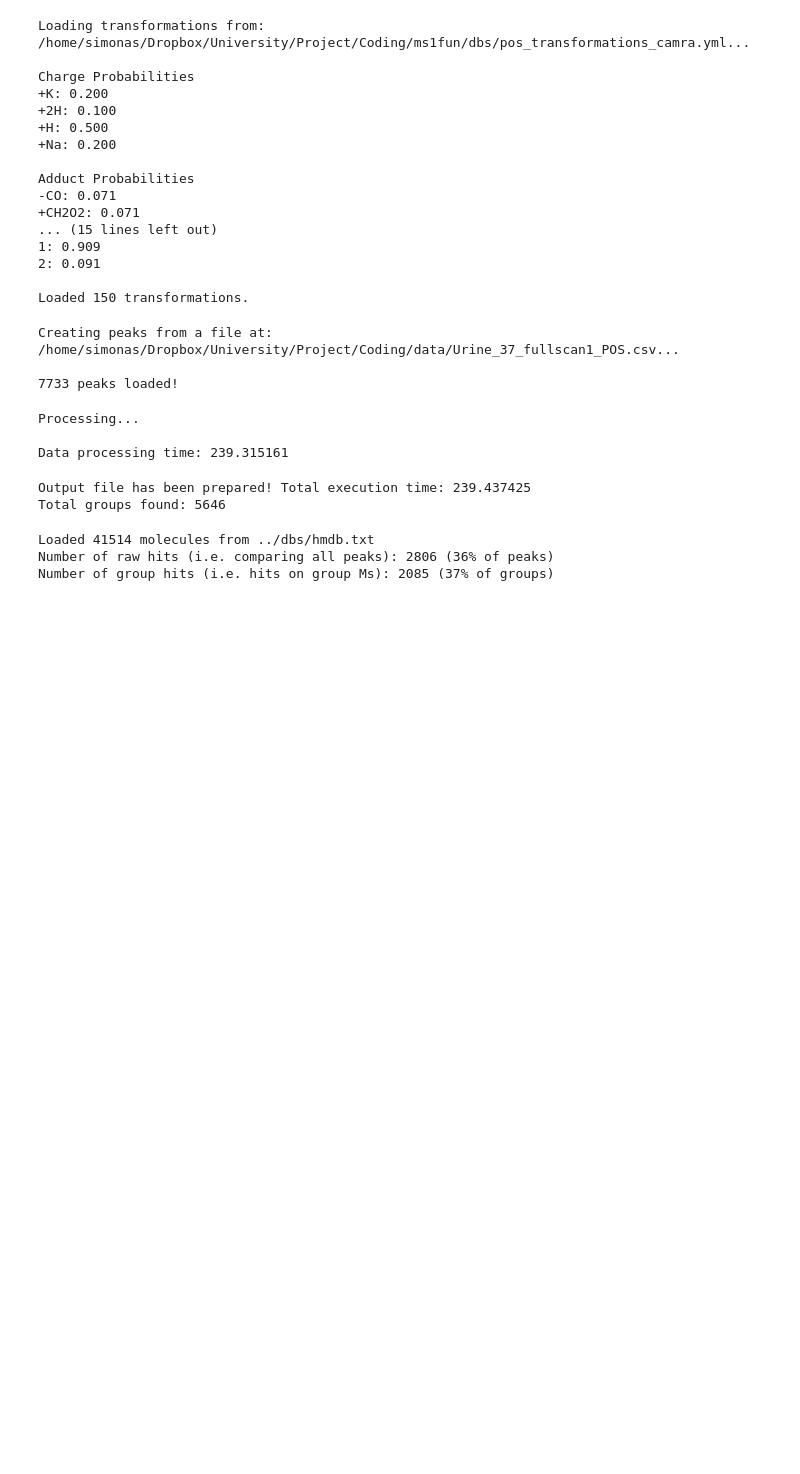
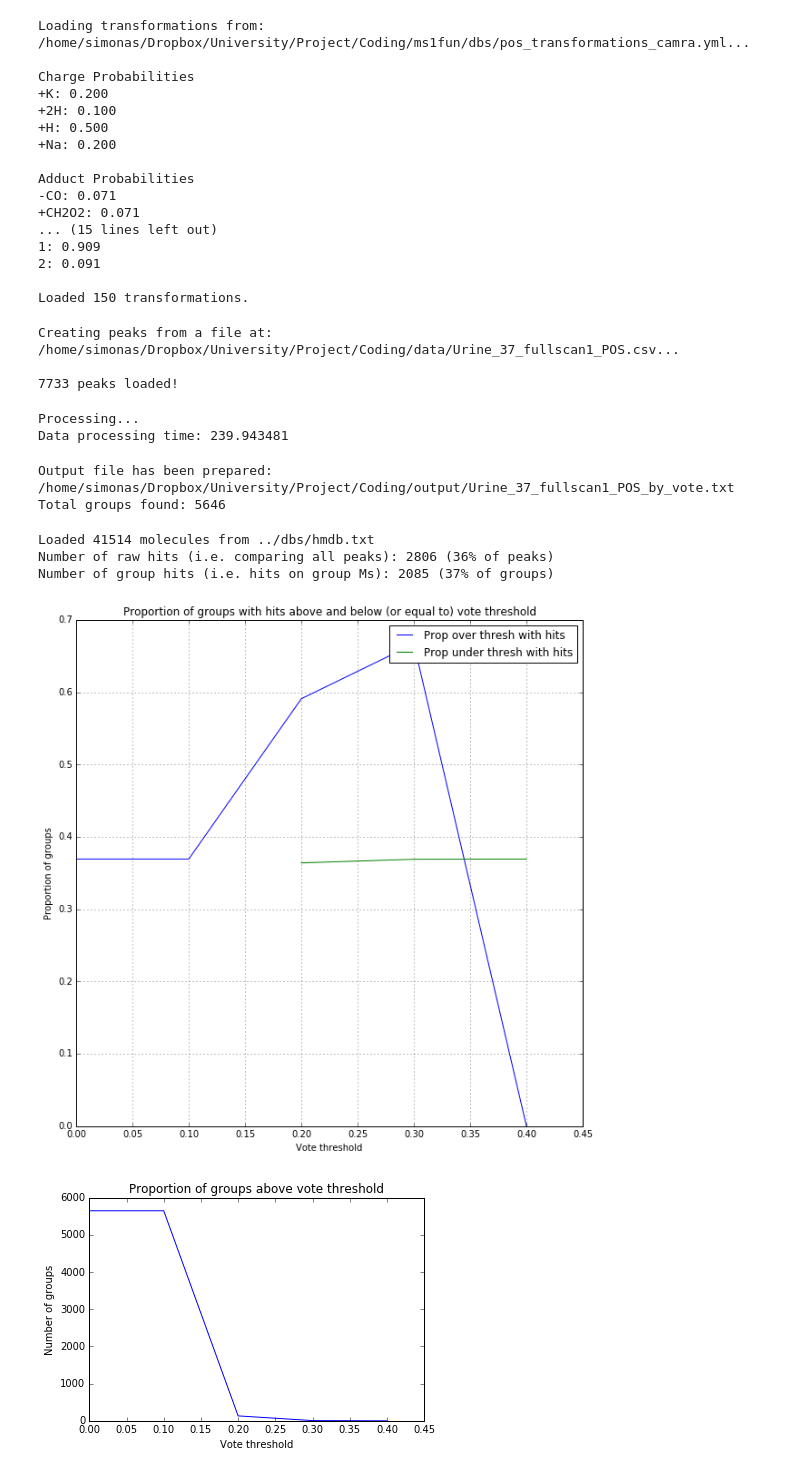
Before and after one commit to sdrogers/ms1fun, a Jupyter notebook: sv_algorithm/sv_main.ipynb, the cells around one changed output. Drawn from its saved outputs; the diff is of its cells as text; code cells hidden in the pictures; blank space fills up the shorter version.

```diff
--- a/sv_algorithm/sv_main.ipynb
+++ b/sv_algorithm/sv_main.ipynb
@@ -1,14 +1,24 @@
 # %%
+%matplotlib inline
+
+import matplotlib
+import numpy as np
+import matplotlib.pyplot as plt
+
 import sys, os, time
-from sv_algorithm import Algorithm
-sys.path.insert(0, os.path.normpath(os.getcwd() + os.sep + os.pardir) + '/code/')
+from sv_algorithm import IntensityClustering
+# import cProfile, pstats, StringIO
+sys.path.insert(0, '../code/')
 import transformation
 from helper_functions import hmdb_analysis
 
+# Profiling stuff
+# pr = cProfile.Profile()
+# pr.enable()
+
 # The path where data files live: currently, it is in grandparent_folder/data/<file>.csv
-# Or in other words, to navigate from the folder where the code is in: >>> cd ../../data.
-# In theory, should work on Unix/Windows, as long as files are in the right folders.
-data_dir = os.path.normpath(os.getcwd() + os.sep + os.pardir + os.sep + os.pardir) + '/data/'
+grandparent_dir = os.path.normpath(os.getcwd() + os.sep + os.pardir + os.sep + os.pardir)
+data_dir = grandparent_dir + '/data/'
 data_file = 'Urine_37_fullscan1_POS.csv'
 file_path = data_dir + data_file
 
@@ -40,7 +50,7 @@ Adduct Probabilities
 Loaded 150 transformations.
 # %%
 # Initialises an object that loads peaks from a file and gives the RT threshold in seconds
-cluster = Algorithm(file_path, transformations, rt_thresh=2, tolerance=10)
+cluster = IntensityClustering(file_path, transformations, rt_thresh=2, tolerance=10)
 # %% [output]
 Creating peaks from a file at:
 /home/simonas/Dropbox/University/Project/Coding/data/Urine_37_fullscan1_POS.csv...
@@ -52,15 +62,14 @@ print ("Processing...")
 start_time = time.clock()
 groups = cluster.heavylifting()
 end_time = time.clock()
-print ("\nData processing time: " + str(end_time-start_time))
+print ("Data processing time: " + str(end_time-start_time))
 # %% [output]
 Processing...
-
-Data processing time: 239.315161
+Data processing time: 239.943481
 # %%
-# Write out the results to a file
-groups = sorted(groups, key=lambda x: x.vote, reverse=True)  # top voted at the top
-output_dir = os.path.normpath(os.getcwd()) + '/sample_output/'
+# Write out the results to a file. Top voted group presented at the top.
+groups = sorted(groups, key=lambda x: x.vote, reverse=True)
+output_dir = grandparent_dir + '/output/'
 output_file = 'Urine_37_fullscan1_POS_by_vote.txt'
 output_path = output_dir + output_file
 
@@ -70,22 +79,24 @@ with open(output_path, 'w') as f:
         f.write(line)
         line = '\tPeak m/z,Peak rt,Peak intensity,transformation (transformed mass,vote)\n'
         f.write(line)
-        # members = (peak, transformation, transformed_mass); x[1] = transformation
+        # members = (peak, transformation, transformed_mass); x[1] = list(transformation)
         for (peak, transformation, transformed_mass) in sorted(group.members, key=lambda x: x[1].vote, reverse=True):
             line = "\t{:.4f},{:.4f},{:.2e},{} ({:.4f},{:.4f})\n".format(peak.mass, peak.rt, peak.intensity,
                     transformation, transformed_mass, transformation.vote)
             f.write(line)
         f.write('\n')
 
-print_time = time.clock()
-print ("Output file has been prepared! Total execution time: " + str(print_time-start_time))
+print ("\nOutput file has been prepared:\n{}".format(output_path))
 print ("Total groups found: " + str(len(groups)))
 # %% [output]
-Output file has been prepared! Total execution time: 239.437425
+Output file has been prepared:
+/home/simonas/Dropbox/University/Project/Coding/output/Urine_37_fullscan1_POS_by_vote.txt
 Total groups found: 5646
 # %%
-counts = hmdb_analysis(groups, filename="Urine_37_fullscan1_POS_by_vote")
+counts = hmdb_analysis(groups, filename=output_file[:-4])
 # %% [output]
 Loaded 41514 molecules from ../dbs/hmdb.txt
 Number of raw hits (i.e. comparing all peaks): 2806 (36% of peaks)
 Number of group hits (i.e. hits on group Ms): 2085 (37% of groups)
+[figure, added]
+[figure, added]
```
Also changed, not shown: parts of 2 cells of this notebook.
